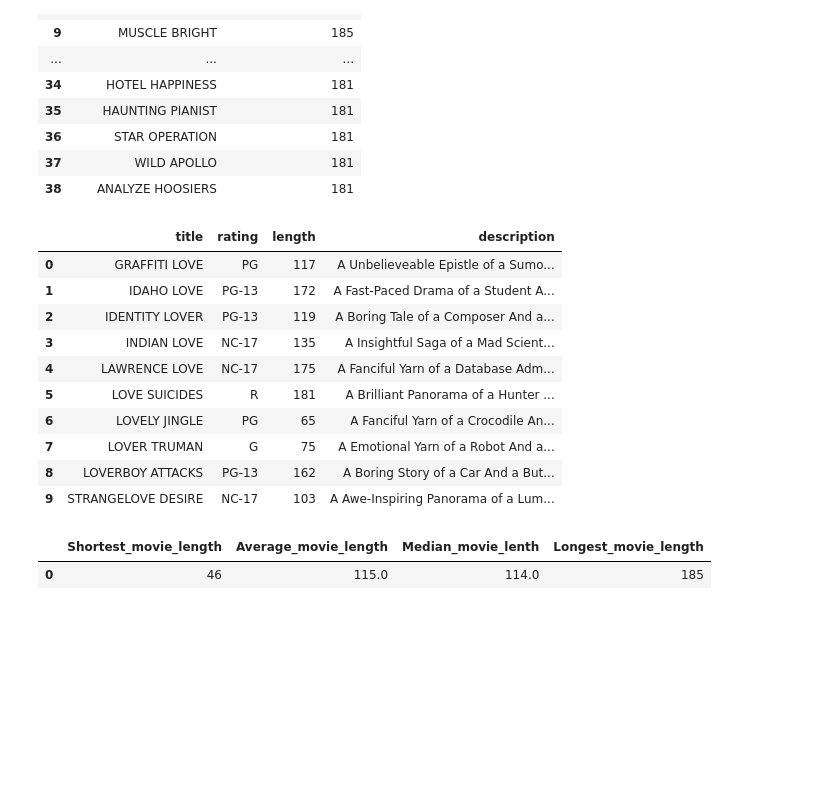
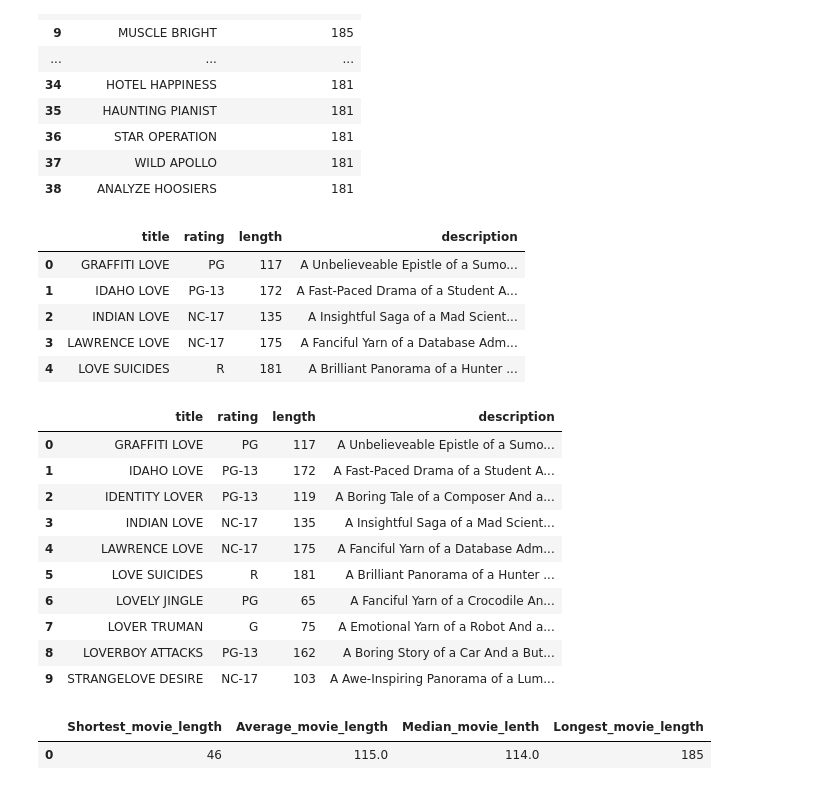
Before and after one commit to LisaYllander92/SQL_LAB_DE25_LisaYllander, a Jupyter notebook: data_analys.ipynb, the cells around one changed output. Saved outputs shown, nothing was run; the diff lists cells and outputs as text; code cells hidden in the pictures; blank space fills up the shorter version.

```diff
--- a/data_analys.ipynb
+++ b/data_analys.ipynb
@@ -57,23 +59,44 @@ duckdb.sql("""
 # %%
 # b) Movies with the word "love" in the title
 
-duckdb.sql("""
+# ONLY the word 'LOVE'
+duckdb.sql(
+    """
     SELECT title, rating, length, description
     FROM film
-    WHERE title ILIKE '%love%';
-""").df()
+    WHERE title ILIKE '% love %'
+    OR title ILIKE  'love %'
+    OR title ILIKE '% love';
+"""
+).df()
 # %% [output]
 |  | title | rating | length | description |
 | 0 | GRAFFITI LOVE | PG | 117 | A Unbelieveable Epistle of a Sumo... |
 | 1 | IDAHO LOVE | PG-13 | 172 | A Fast-Paced Drama of a Student A... |
-| 2 | IDENTITY LOVER | PG-13 | 119 | A Boring Tale of a Composer And a... |
-| 3 | INDIAN LOVE | NC-17 | 135 | A Insightful Saga of a Mad Scient... |
-| 4 | LAWRENCE LOVE | NC-17 | 175 | A Fanciful Yarn of a Database Adm... |
-| 5 | LOVE SUICIDES | R | 181 | A Brilliant Panorama of a Hunter ... |
-| 6 | LOVELY JINGLE | PG | 65 | A Fanciful Yarn of a Crocodile An... |
-| 7 | LOVER TRUMAN | G | 75 | A Emotional Yarn of a Robot And a... |
-| 8 | LOVERBOY ATTACKS | PG-13 | 162 | A Boring Story of a Car And a But... |
-| 9 | STRANGELOVE DESIRE | NC-17 | 103 | A Awe-Inspiring Panorama of a Lum... |
+| 2 | INDIAN LOVE | NC-17 | 135 | A Insightful Saga of a Mad Scient... |
+| 3 | LAWRENCE LOVE | NC-17 | 175 | A Fanciful Yarn of a Database Adm... |
+| 4 | LOVE SUICIDES | R | 181 | A Brilliant Panorama of a Hunter ... |
+# %%
+# 'LOVE' somewhere in the title
+duckdb.sql(
+    """
+    SELECT title, rating, length, description
+    FROM film
+    WHERE title ILIKE '%love%';
+"""
+).df()
+# %% [output]
+|  | title | rating | length | description |
+| 0 | GRAFFITI LOVE | PG | 117 | A Unbelieveable Epistle of a Sumo... |
+| 1 | IDAHO LOVE | PG-13 | 172 | A Fast-Paced Drama of a Student A... |
+| 2 | IDENTITY LOVER | PG-13 | 119 | A Boring Tale of a Composer And a... |
+| 3 | INDIAN LOVE | NC-17 | 135 | A Insightful Saga of a Mad Scient... |
+| 4 | LAWRENCE LOVE | NC-17 | 175 | A Fanciful Yarn of a Database Adm... |
+| 5 | LOVE SUICIDES | R | 181 | A Brilliant Panorama of a Hunter ... |
+| 6 | LOVELY JINGLE | PG | 65 | A Fanciful Yarn of a Crocodile An... |
+| 7 | LOVER TRUMAN | G | 75 | A Emotional Yarn of a Robot And a... |
+| 8 | LOVERBOY ATTACKS | PG-13 | 162 | A Boring Story of a Car And a But... |
+| 9 | STRANGELOVE DESIRE | NC-17 | 103 | A Awe-Inspiring Panorama of a Lum... |
 # %%
 # c) Length statistics
 
```
Also changed, not shown: parts of 12 cells of this notebook.
